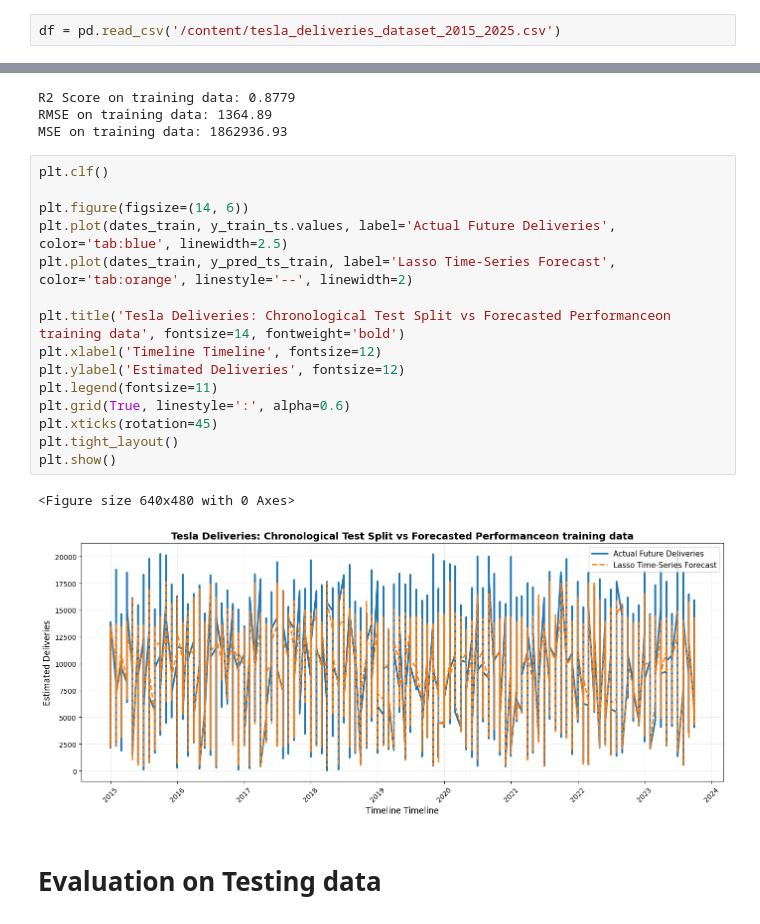
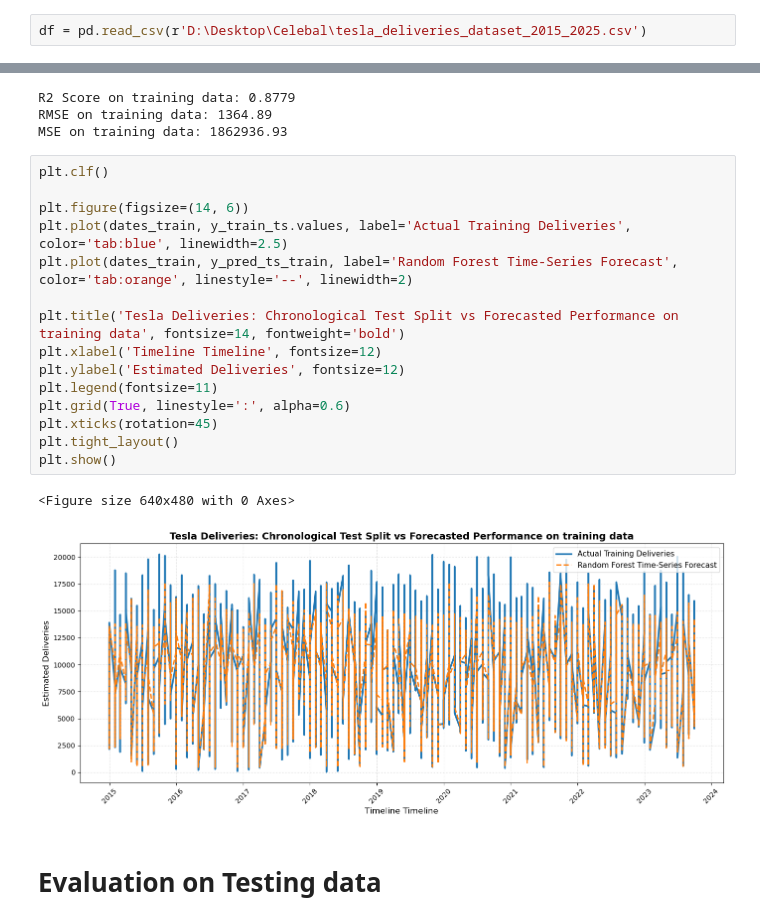
Before and after one commit to Fatimibee/Celebal_DS_tasks, a Jupyter notebook: Week2_Fatimi_Bee_.ipynb, the cells around one changed output, grey strips where cells are left out. Saved outputs shown, nothing was run; the diff lists cells and outputs as text.

```diff
--- a/Week2_Fatimi_Bee_.ipynb
+++ b/Week2_Fatimi_Bee_.ipynb
@@ -30,7 +30,7 @@ warnings.filterwarnings('ignore')
 # %% [markdown]
 # **Load The DataSet**
 # %%
-df = pd.read_csv('/content/tesla_deliveries_dataset_2015_2025.csv')
+df = pd.read_csv(r'D:\Desktop\Celebal\tesla_deliveries_dataset_2015_2025.csv')
 # %% [markdown]
 # **Understand The Data**
 # %%
@@ -718,21 +714,21 @@ MSE on training data: 1862936.93
 # %%
 plt.clf()
 
 plt.figure(figsize=(14, 6))
-plt.plot(dates_train, y_train_ts.values, label='Actual Future Deliveries', color='tab:blue', linewidth=2.5)
-plt.plot(dates_train, y_pred_ts_train, label='Lasso Time-Series Forecast', color='tab:orange', linestyle='--', linewidth=2)
+plt.plot(dates_train, y_train_ts.values, label='Actual Training Deliveries', color='tab:blue', linewidth=2.5)
+plt.plot(dates_train, y_pred_ts_train, label='Random Forest Time-Series Forecast', color='tab:orange', linestyle='--', linewidth=2)
 
-plt.title('Tesla Deliveries: Chronological Test Split vs Forecasted Performanceon training data', fontsize=14, fontweight='bold')
+plt.title('Tesla Deliveries: Chronological Test Split vs Forecasted Performance on training data', fontsize=14, fontweight='bold')
 plt.xlabel('Timeline Timeline', fontsize=12)
 plt.ylabel('Estimated Deliveries', fontsize=12)
 plt.legend(fontsize=11)
 plt.grid(True, linestyle=':', alpha=0.6)
 plt.xticks(rotation=45)
 plt.tight_layout()
 plt.show()
 # %% [output]
 <Figure size 640x480 with 0 Axes>
-[figure, old version]
+[figure, new version]
 # %% [markdown]
 
 # Evaluation on Testing data
```
Also changed, not shown: parts of 16 cells of this notebook.
